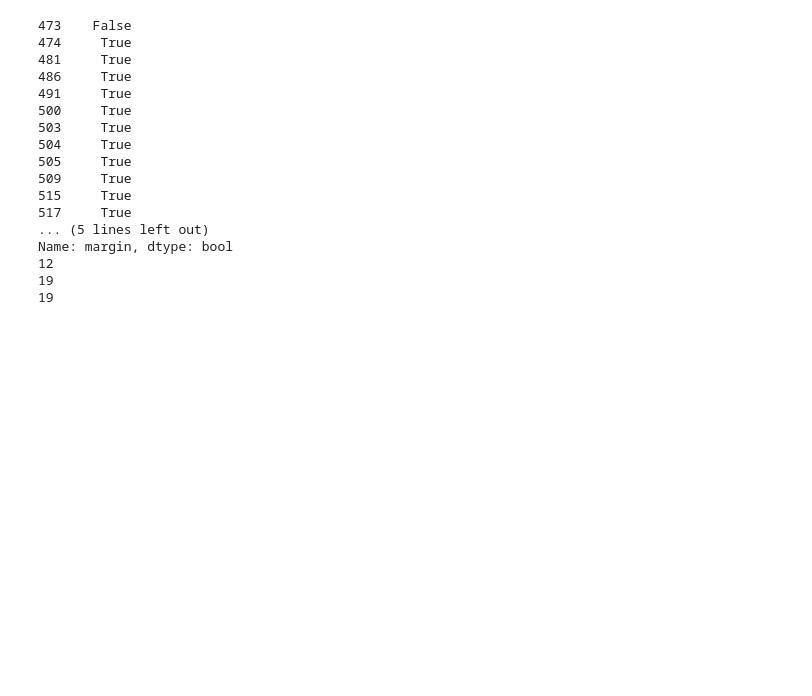
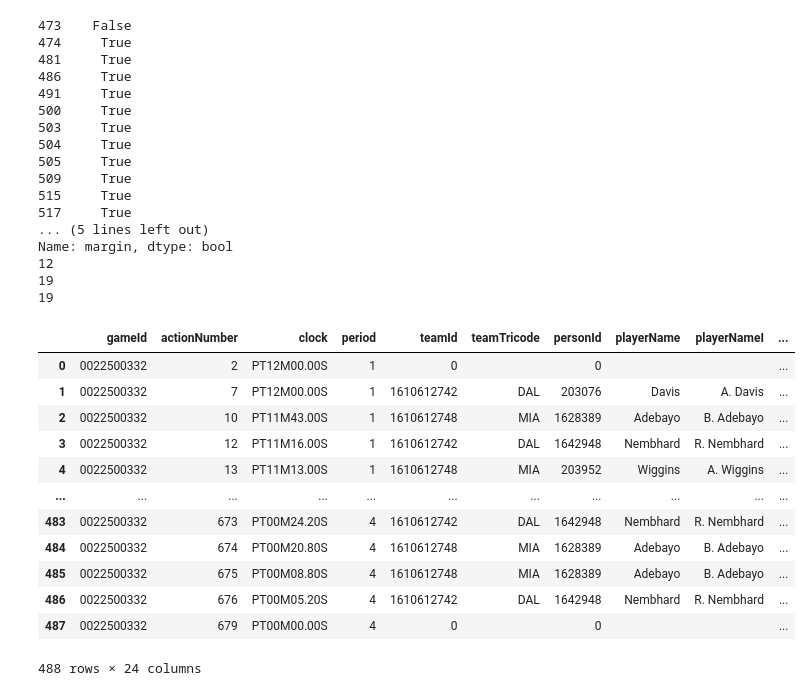
Before and after one commit to junior-ta/NBA-game-quality-predictor-v2, a Jupyter notebook: brouillon.ipynb, the cells around one changed output. Cells and saved outputs as stored; diff of their text form; code cells hidden in the pictures; blank space fills up the shorter version.

```diff
--- a/brouillon.ipynb
+++ b/brouillon.ipynb
@@ -194,11 +194,27 @@ Name: margin, dtype: bool
 19
 # %%
 #How to get play by play data
-# pbp = playbyplayv2.PlayByPlayV2(gameid)
-# pbp = pbp.get_data_frames()[0]
+from nba_api.stats.endpoints import playbyplayv3
+pbp = playbyplayv3.PlayByPlayV3("0022500332")
+pbp = pbp.get_data_frames()[0]
 #
 # player_stat_data = BoxScoreTraditionalV2(game_id='0022401161')
 # stats_df = player_stat_data.player_stats.get_data_frame()
+pbp
+# %% [output]
+|  | gameId | actionNumber | clock | period | teamId | teamTricode | personId | playerName | playerNameI | ... |
+| 0 | 0022500332 | 2 | PT12M00.00S | 1 | 0 |  | 0 |  |  | ... |
+| 1 | 0022500332 | 7 | PT12M00.00S | 1 | 1610612742 | DAL | 203076 | Davis | A. Davis | ... |
+| 2 | 0022500332 | 10 | PT11M43.00S | 1 | 1610612748 | MIA | 1628389 | Adebayo | B. Adebayo | ... |
+| 3 | 0022500332 | 12 | PT11M16.00S | 1 | 1610612742 | DAL | 1642948 | Nembhard | R. Nembhard | ... |
+| 4 | 0022500332 | 13 | PT11M13.00S | 1 | 1610612748 | MIA | 203952 | Wiggins | A. Wiggins | ... |
+| ... | ... | ... | ... | ... | ... | ... | ... | ... | ... | ... |
+| 483 | 0022500332 | 673 | PT00M24.20S | 4 | 1610612742 | DAL | 1642948 | Nembhard | R. Nembhard | ... |
+| 484 | 0022500332 | 674 | PT00M20.80S | 4 | 1610612748 | MIA | 1628389 | Adebayo | B. Adebayo | ... |
+| 485 | 0022500332 | 675 | PT00M08.80S | 4 | 1610612748 | MIA | 1628389 | Adebayo | B. Adebayo | ... |
+| 486 | 0022500332 | 676 | PT00M05.20S | 4 | 1610612742 | DAL | 1642948 | Nembhard | R. Nembhard | ... |
+| 487 | 0022500332 | 679 | PT00M00.00S | 4 | 0 |  | 0 |  |  | ... |
+488 rows × 24 columns
 # %%
 ##.............Game Data Ingestion Loop.........##
 maxClutch=0
```
Also changed, not shown: 1 other file.
